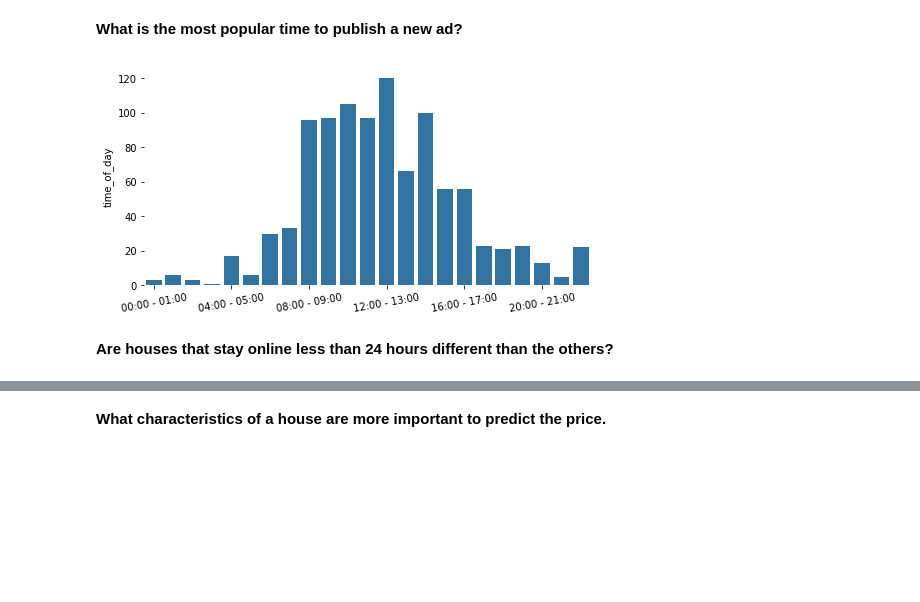
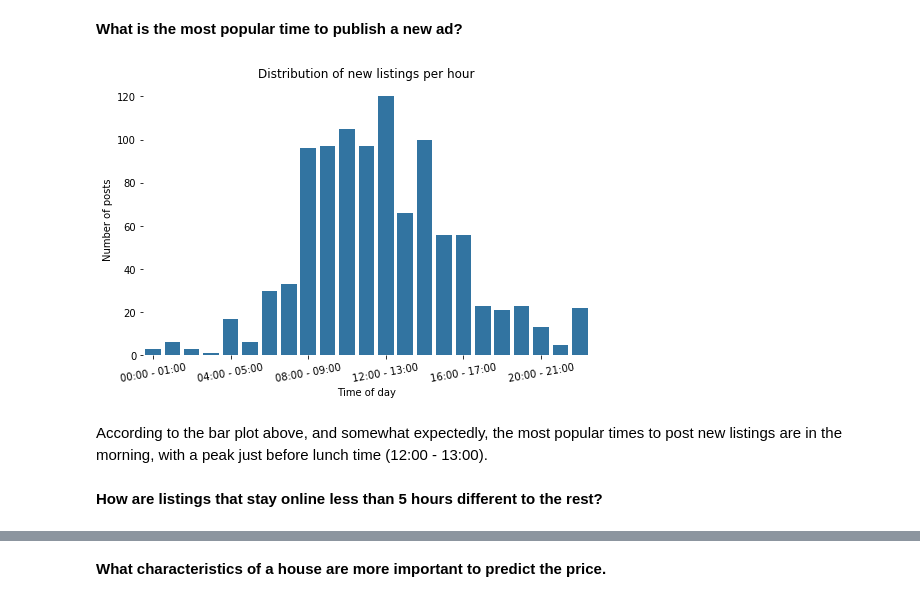
Before and after one commit to diogomatoschaves/berlin-house-prices-analysis, a Jupyter notebook: berlin-houses.ipynb, the cells around one changed output, grey strips where cells are left out. Cells and saved outputs as stored; diff of their text form; code cells hidden in the pictures; blank space fills up the shorter version.

Commit message:
Update notebook and add plots files

```diff
--- a/berlin-houses.ipynb
+++ b/berlin-houses.ipynb
@@ -690,25 +778,31 @@ g.map(plot_hist_time, 'warm_price');
 # %%
 time_of_day_values = df.time_of_day.value_counts()
 
-fig = plt.figure(figsize=(8, 4))
+fig = plt.figure(figsize=(8, 5))
 sb.barplot(time_of_day_values.index, time_of_day_values, color=base_color)
 
 x_ticks_mapping = [
     (0, '00:00 - 01:00'),
     (4, '04:00 - 05:00'),
     (8, '08:00 - 09:00'),
     (12, '12:00 - 13:00'),
     (16, '16:00 - 17:00'),
     (20, '20:00 - 21:00')
 ]
 
 plt.xticks(*list(zip(*x_ticks_mapping)), rotation=10);
+plt.xlabel('Time of day')
+plt.ylabel('Number of posts')
+plt.title('Distribution of new listings per hour')
 
 remove_borders(fig)
+plt.savefig('img/listings_per_hour.png')
 # %% [output]
-[figure, old version]
+[figure, new version]
+# %% [markdown]
+According to the bar plot above, and somewhat expectedly, the most popular times to post new listings are in the morning, with a peak just before lunch time (12:00 - 13:00).
 # %% [markdown]
-**Are houses that stay online less than 24 hours different than the others?**
+**How are listings that stay online less than 5 hours different to the rest?**
 # %%
 below_df = df[df['time_online'] < np.timedelta64(5, 'h')]
 below_df = below_df.mean().to_frame()
```
Also changed, not shown: parts of 43 cells of this notebook, 7 other files.
